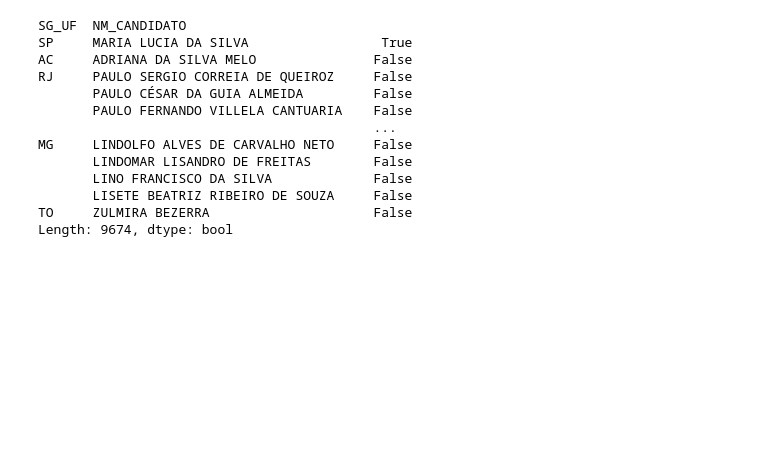
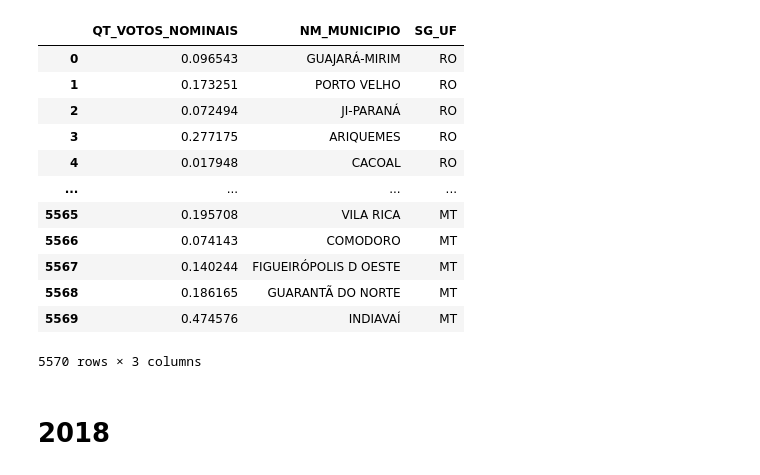
Before and after one commit to LuizVenosa/Grafico-Camera, a Jupyter notebook: Dados consolidado/eleicoes.ipynb, the cells around one changed output. Drawn from its saved outputs; the diff is of its cells as text; code cells hidden in the pictures; blank space fills up the shorter version.

```diff
--- a/Dados consolidado/eleicoes.ipynb
+++ b/Dados consolidado/eleicoes.ipynb
@@ -34,0 +39,23 @@ eleicao_2022_deputados
+# %%
+eleicao_grouped_2022 = eleicao_2022_deputados.groupby(['CD_MUNICIPIO','NM_URNA_CANDIDATO'])['QT_VOTOS_NOMINAIS'].sum().reset_index()
+# %%
+# Normalize the names in centrao_2022
+centrao_2022['0'] = centrao_2022['0'].astype(str).apply(unidecode.unidecode)
+centrao_2022['0'] = centrao_2022['0'].str.strip()  # Remove leading and trailing spaces
+centrao_2022['0'] = centrao_2022['0'].str.replace(r'\s+', ' ', regex=True)  # Normalize whitespace
+
+# Normalize the names in merged_df_2022
+eleicao_grouped_2022['NM_URNA_CANDIDATO'] = eleicao_grouped_2022['NM_URNA_CANDIDATO'].astype(str).apply(unidecode.unidecode)
+eleicao_grouped_2022['NM_URNA_CANDIDATO'] = eleicao_grouped_2022['NM_URNA_CANDIDATO'].str.strip()  # Remove leading and trailing spaces
+eleicao_grouped_2022['NM_URNA_CANDIDATO'] = eleicao_grouped_2022['NM_URNA_CANDIDATO'].str.replace(r'\s+', ' ', regex=True)  # Normalize whitespace
+
+# Convert to uppercase for case-insensitive comparison
+centrao_2022['0'] = centrao_2022['0'].str.upper()
+eleicao_grouped_2022['NM_URNA_CANDIDATO'] = eleicao_grouped_2022['NM_URNA_CANDIDATO'].str.upper()
+# %%
+eleicao_grouped_centrao_2022 = pd.merge(eleicao_grouped_2022, centrao_2022, left_on='NM_URNA_CANDIDATO', right_on='0', how='inner')
+total_votes_city_2022 = eleicao_grouped_2022.groupby('CD_MUNICIPIO')['QT_VOTOS_NOMINAIS'].sum()
+centrao_votes_city_2022 = eleicao_grouped_centrao_2022.groupby('CD_MUNICIPIO')['QT_VOTOS_NOMINAIS'].sum()
+indice_centrao_2022 = centrao_votes_city_2022 / total_votes_city_2022
+indice_centrao_2022 = indice_centrao_2022.reset_index()
+indice_centrao_2022
@@ -34,0 +76,21 @@ eleicao_2022_deputados
+# %%
+names_cd_city = eleicao_2022_deputados[['CD_MUNICIPIO','NM_MUNICIPIO', 'SG_UF']].drop_duplicates()
+names_cd_city = names_cd_city.reset_index()
+
+indice_centrao_2022 = pd.merge(indice_centrao_2022, names_cd_city, on='CD_MUNICIPIO', how='inner')
+indice_centrao_2022 = indice_centrao_2022.drop(columns=['CD_MUNICIPIO', 'index'])
+indice_centrao_2022
+# %% [output]
+|  | QT_VOTOS_NOMINAIS | NM_MUNICIPIO | SG_UF |
+| 0 | 0.096543 | GUAJARÁ-MIRIM | RO |
+| 1 | 0.173251 | PORTO VELHO | RO |
+| 2 | 0.072494 | JI-PARANÁ | RO |
+| 3 | 0.277175 | ARIQUEMES | RO |
+| 4 | 0.017948 | CACOAL | RO |
+| ... | ... | ... | ... |
+| 5565 | 0.195708 | VILA RICA | MT |
+| 5566 | 0.074143 | COMODORO | MT |
+| 5567 | 0.140244 | FIGUEIRÓPOLIS D OESTE | MT |
+| 5568 | 0.186165 | GUARANTÃ DO NORTE | MT |
+| 5569 | 0.474576 | INDIAVAÍ | MT |
+5570 rows × 3 columns
@@ -35 +99,3 @@ eleicao_2022_deputados
+# %% [markdown]
+# 2018
 # %%
@@ -37,16 +102,0 @@ eleicao_2022_deputados_nomes = pd.read_csv('Eleicoes/votacao_candidato_munzona_2
-# %%
-eleicao_2022_deputados_nomes.groupby(['SG_UF','NM_CANDIDATO']).size().sort_values(ascending=False) == 2
-# %% [output]
-SG_UF  NM_CANDIDATO
-SP     MARIA LUCIA DA SILVA                 True
-AC     ADRIANA DA SILVA MELO               False
-RJ     PAULO SERGIO CORREIA DE QUEIROZ     False
-       PAULO CÉSAR DA GUIA ALMEIDA         False
-       PAULO FERNANDO VILLELA CANTUARIA    False
-                                           ...
-MG     LINDOLFO ALVES DE CARVALHO NETO     False
-       LINDOMAR LISANDRO DE FREITAS        False
-       LINO FRANCISCO DA SILVA             False
-       LISETE BEATRIZ RIBEIRO DE SOUZA     False
-TO     ZULMIRA BEZERRA                     False
-Length: 9674, dtype: bool
```
Also changed, not shown: parts of 30 cells of this notebook, 3 other files.
